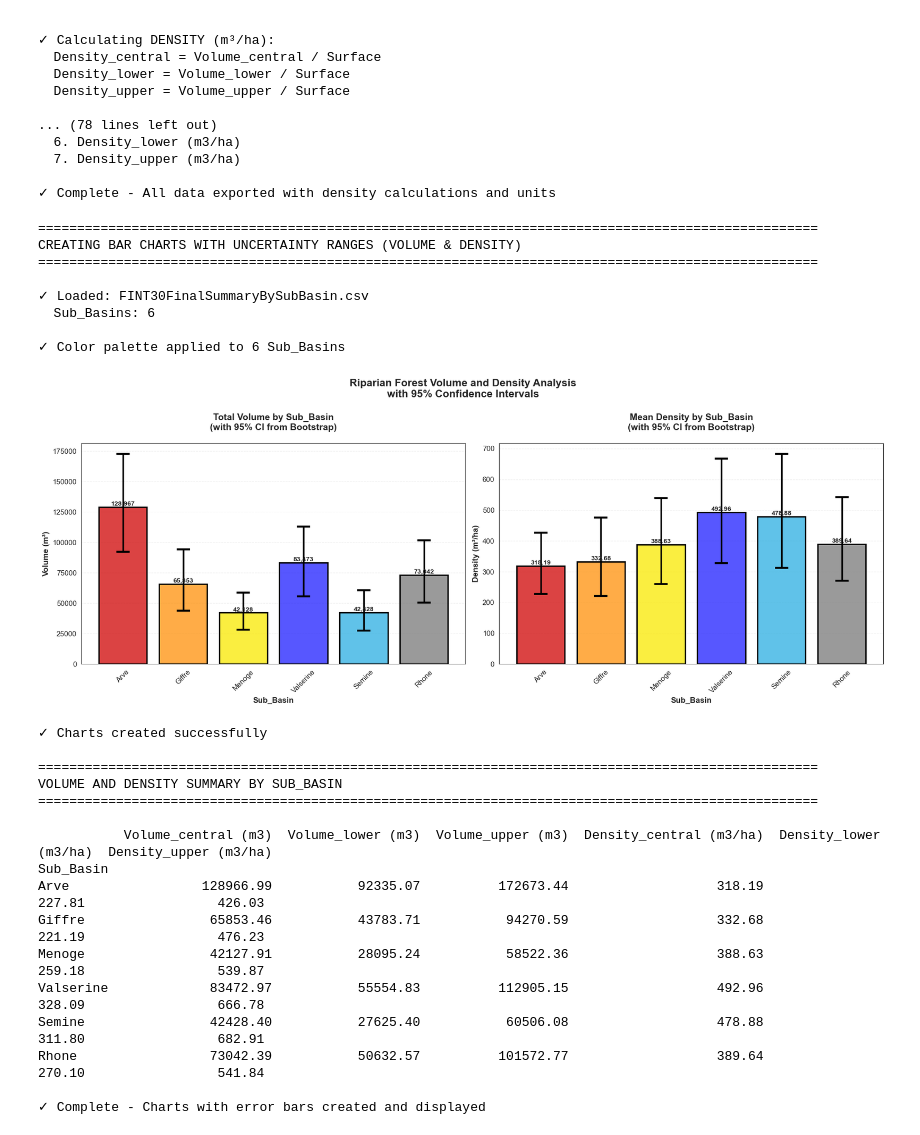
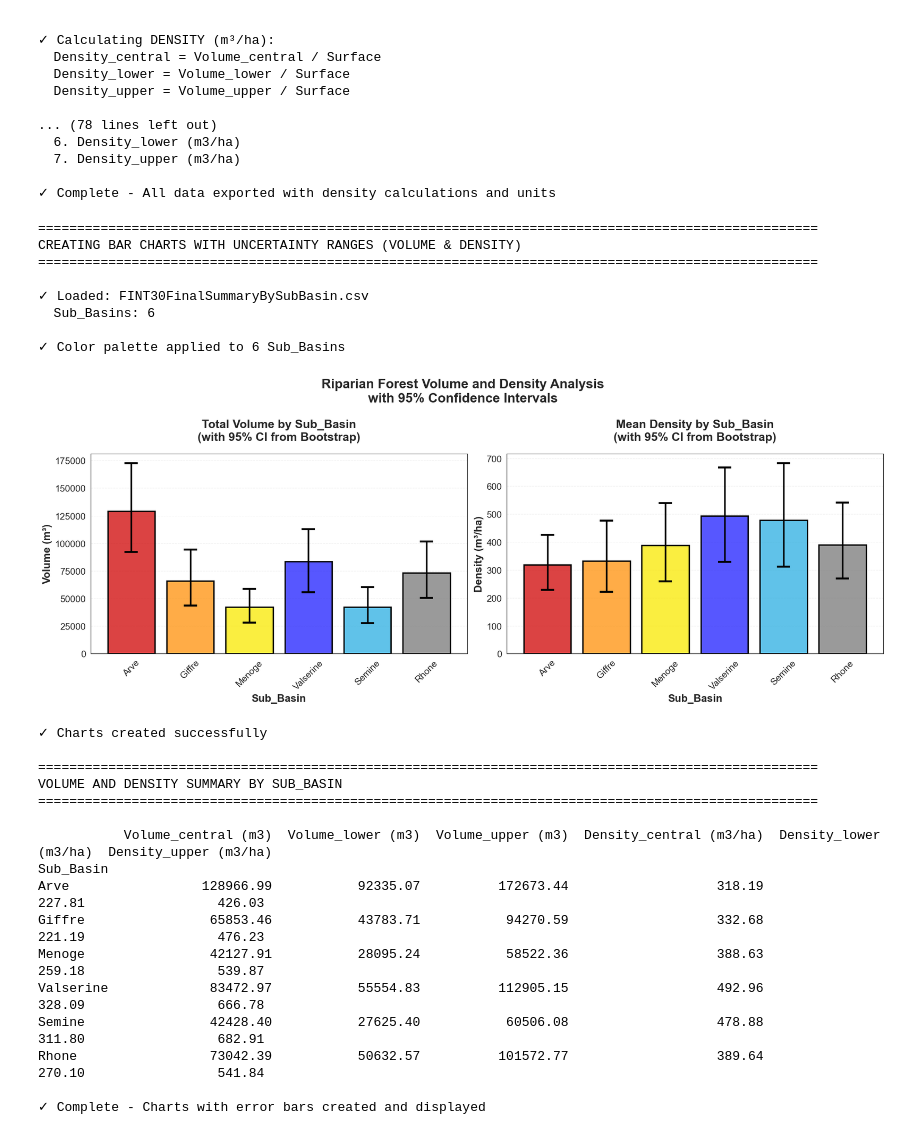
Before and after one commit to JavierDelHoyoGibaja/riparian-vegetation, a Jupyter notebook: FINT30_VolumeandDensity 2.ipynb, the cells around one changed output. Drawn from its saved outputs; the diff is of its cells as text; code cells hidden in the pictures.

```diff
--- a/FINT30_VolumeandDensity 2.ipynb
+++ b/FINT30_VolumeandDensity 2.ipynb
@@ -2132,18 +2133,12 @@ bars1 = ax1.bar(
 )
 
 ax1.set_title('Total Volume by Sub_Basin\n(with 95% CI from Bootstrap)',
-              fontsize=14, fontweight='bold', pad=20)
-ax1.set_xlabel('Sub_Basin', fontsize=12, fontweight='bold')
-ax1.set_ylabel('Volume (m³)', fontsize=12, fontweight='bold')
-ax1.tick_params(axis='x', rotation=45, labelsize=11)
-ax1.tick_params(axis='y', labelsize=11)
+              fontsize=18, fontweight='bold', pad=20)
+ax1.set_xlabel('Sub_Basin', fontsize=16, fontweight='bold')
+ax1.set_ylabel('Volume (m³)', fontsize=16, fontweight='bold')
+ax1.tick_params(axis='x', rotation=45, labelsize=14)
+ax1.tick_params(axis='y', labelsize=14)
 ax1.grid(axis='y', alpha=0.3, linestyle='--', linewidth=0.8)
-
-# Add value labels on bars
-for i, (bar, val) in enumerate(zip(bars1, volume_central)):
-    height = bar.get_height()
-    ax1.text(bar.get_x() + bar.get_width()/2., height,
-            f'{val:,.0f}', ha='center', va='bottom', fontsize=10, fontweight='bold')
 
 # ============================================================================
 # PLOT 2: MEAN DENSITY WITH ERROR BARS
@@ -2168,56 +2163,50 @@ bars2 = ax2.bar(
 )
 
 ax2.set_title('Mean Density by Sub_Basin\n(with 95% CI from Bootstrap)',
-              fontsize=14, fontweight='bold', pad=20)
-ax2.set_xlabel('Sub_Basin', fontsize=12, fontweight='bold')
-ax2.set_ylabel('Density (m³/ha)', fontsize=12, fontweight='bold')
-ax2.tick_params(axis='x', rotation=45, labelsize=11)
-ax2.tick_params(axis='y', labelsize=11)
+              fontsize=18, fontweight='bold', pad=20)
+ax2.set_xlabel('Sub_Basin', fontsize=16, fontweight='bold')
+ax2.set_ylabel('Density (m³/ha)', fontsize=16, fontweight='bold')
+ax2.tick_params(axis='x', rotation=45, labelsize=14)
+ax2.tick_params(axis='y', labelsize=14)
 ax2.grid(axis='y', alpha=0.3, linestyle='--', linewidth=0.8)
-
-# Add value labels on bars
-for i, (bar, val) in enumerate(zip(bars2, density_central)):
-    height = bar.get_height()
-    ax2.text(bar.get_x() + bar.get_width()/2., height,
-            f'{val:.2f}', ha='center', va='bottom', fontsize=10, fontweight='bold')
 
 # Overall title
 plt.suptitle('Riparian Forest Volume and Density Analysis\nwith 95% Confidence Intervals',
-             fontsize=16, fontweight='bold', y=1.00)
+             fontsize=20, fontweight='bold', y=1.00)
 
 plt.tight_layout()
 plt.show()
 
 print(f'\n✓ Charts created successfully')
 
 # Print summary statistics
 print(f'\n' + '='*100)
 print('VOLUME AND DENSITY SUMMARY BY SUB_BASIN')
 print('='*100)
 print()
 
 summary_data = pd.DataFrame({
     'Volume_central (m3)': df_chart['Volume_central (m3)'],
     'Volume_lower (m3)': df_chart['Volume_lower (m3)'],
     'Volume_upper (m3)': df_chart['Volume_upper (m3)'],
     'Density_central (m3/ha)': df_chart['Density_central (m3/ha)'],
     'Density_lower (m3/ha)': df_chart['Density_lower (m3/ha)'],
     'Density_upper (m3/ha)': df_chart['Density_upper (m3/ha)']
 })
 
 print(summary_data.to_string())
 
 print(f'\n✓ Complete - Charts with error bars created and displayed')
 # %% [output]
 ====================================================================================================
 CREATING BAR CHARTS WITH UNCERTAINTY RANGES (VOLUME & DENSITY)
 ====================================================================================================
 
 ✓ Loaded: FINT30FinalSummaryBySubBasin.csv
   Sub_Basins: 6
 
 ✓ Color palette applied to 6 Sub_Basins
-[figure, old version]
+[figure, new version]
 ✓ Charts created successfully
 
 ====================================================================================================
```
Also changed, not shown: parts of 12 cells of this notebook.
